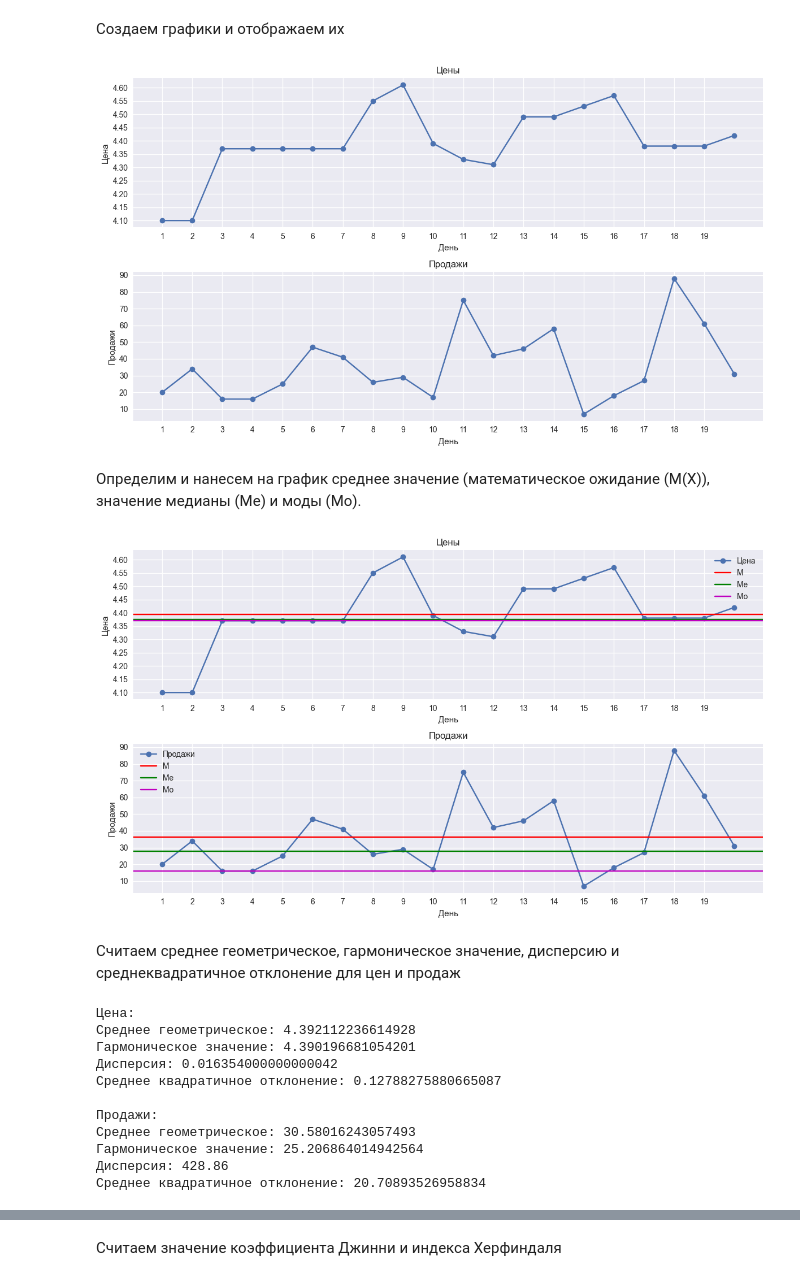
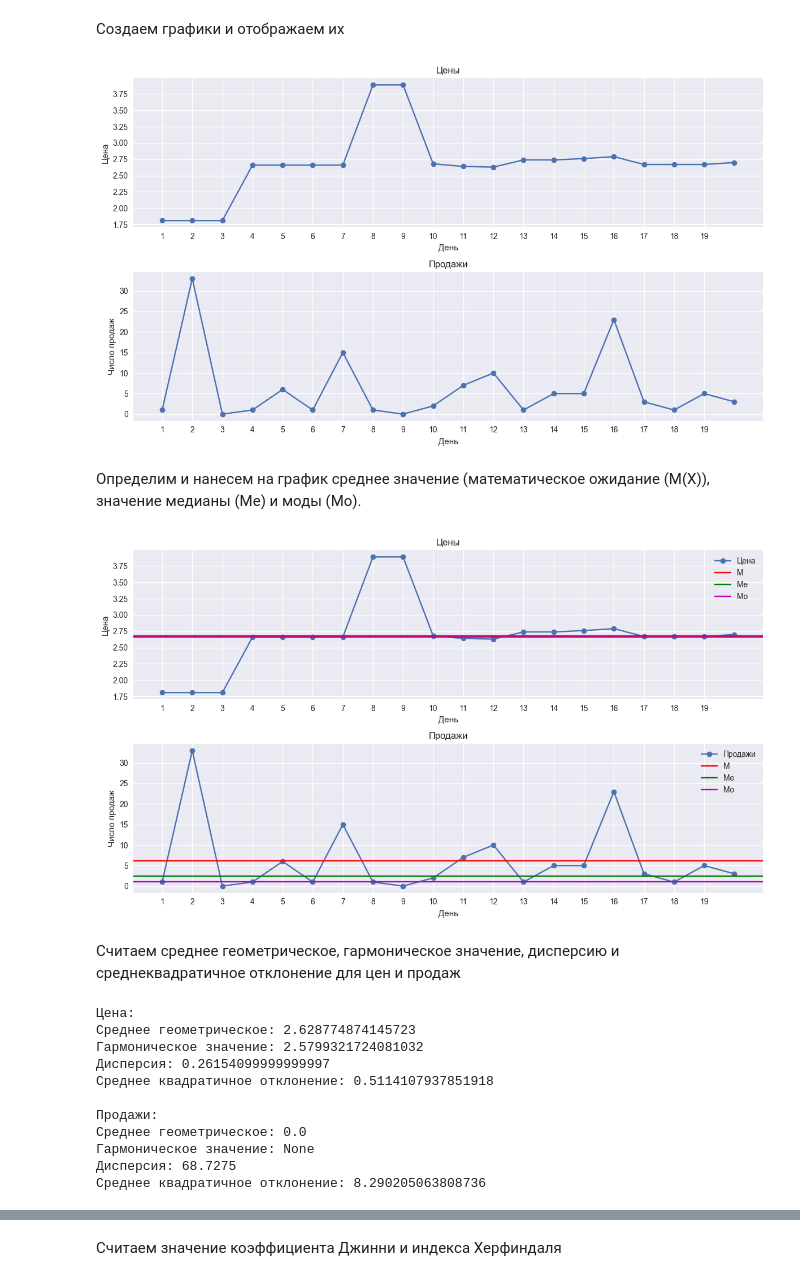
Before and after one commit to BVyaches/MLPerm, a Jupyter notebook: MathAnalysis.ipynb, the cells around one changed output, grey strips where cells are left out. Cells and saved outputs as stored; diff of their text form; code cells hidden in the pictures.

```diff
--- a/MathAnalysis.ipynb
+++ b/MathAnalysis.ipynb
@@ -10,7 +10,7 @@ import pandas as pd
 from statsmodels.distributions.empirical_distribution import ECDF
 
 plt.style.use('seaborn-v0_8')
-with open("DemoSet.csv", newline='\n') as fp:
+with open("DataSet.csv", newline='\n') as fp:
     reader = csv.reader(fp, delimiter=';', )
     data = [row for row in reader]
     title = data[0]
@@ -21,34 +21,34 @@ prices = [float(row[1].replace(',', '.')) for row in data]
 sales = [int(row[2]) for row in data]
 
 fig, ax = plt.subplots(2, 1, figsize=(12, 7))
 
 price_plot = ax[0]
 price_plot.plot(dates, prices, marker='o', label='Цена')
 
 price_plot.set_xlabel(title[0])
 price_plot.set_ylabel(title[1])
 price_plot.set_title('Цены')
 price_plot.set_xticks(np.arange(min(dates), max(dates), 1))
 
 price_plot.locator_params('y', nbins=len(set(prices)))
 
 ax[0] = price_plot
 price_plot.grid(True)
 
 sales_plot = ax[1]
 sales_plot.plot(dates, sales, marker='o', label='Продажи')
 
 sales_plot.set_xlabel(title[0])
 sales_plot.set_ylabel(title[2])
 sales_plot.set_title('Продажи')
 sales_plot.set_xticks(np.arange(min(dates), max(dates), 1))
 
 ax[1] = sales_plot
 sales_plot.grid(True)
 fig.tight_layout()
 plt.show()
 # %% [output]
-[figure, old version]
+[figure, new version]
 # %% [markdown]
 Определим и нанесем на график среднее значение (математическое ожидание (М(Х)), значение медианы (Ме) и моды (Мо).
 # %%
@@ -77,7 +77,7 @@ sales_plot.legend(fontsize=10, shadow=True)
 fig.tight_layout()
 fig
 # %% [output]
-[figure, old version]
+[figure, new version]
 # %% [markdown]
 Считаем среднее геометрическое, гармоническое значение, дисперсию и среднеквадратичное отклонение для цен и продаж
 # %%
@@ -135,16 +135,16 @@ print(f'Среднее геометрическое: {avg_geom_sale}\n'
       f'Среднее квадратичное отклонение: {SD_sale}\n')
 # %% [output]
 Цена:
-Среднее геометрическое: 4.392112236614928
-Гармоническое значение: 4.390196681054201
-Дисперсия: 0.016354000000000042
-Среднее квадратичное отклонение: 0.12788275880665087
+Среднее геометрическое: 2.628774874145723
+Гармоническое значение: 2.5799321724081032
+Дисперсия: 0.26154099999999997
+Среднее квадратичное отклонение: 0.5114107937851918
 
 Продажи:
-Среднее геометрическое: 30.58016243057493
-Гармоническое значение: 25.206864014942564
-Дисперсия: 428.86
-Среднее квадратичное отклонение: 20.70893526958834
+Среднее геометрическое: 0.0
+Гармоническое значение: None
+Дисперсия: 68.7275
+Среднее квадратичное отклонение: 8.290205063808736
 # %%
 # Строим кривую Лоренца
 u = [0]
```
Also changed, not shown: parts of 45 cells of this notebook.
